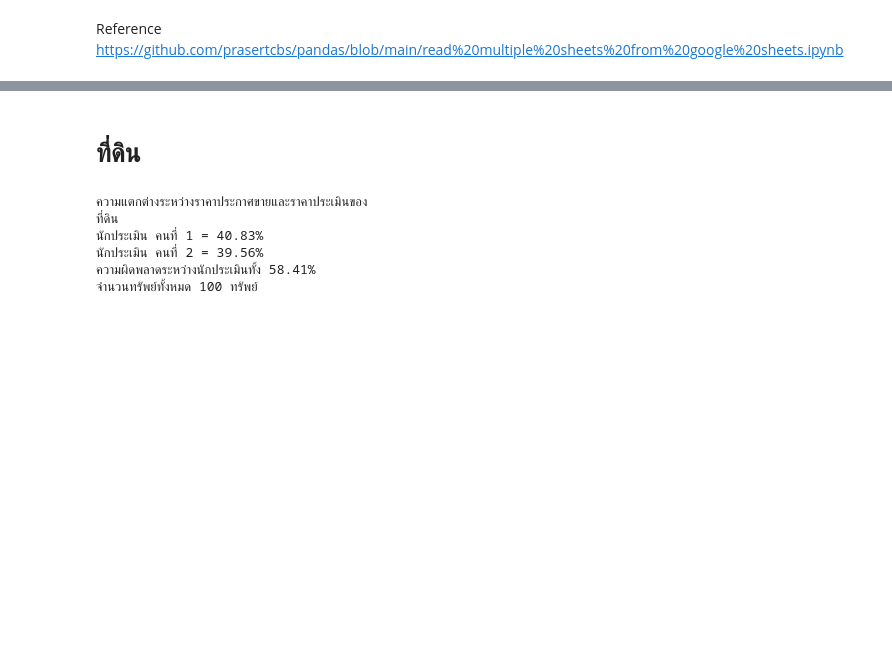
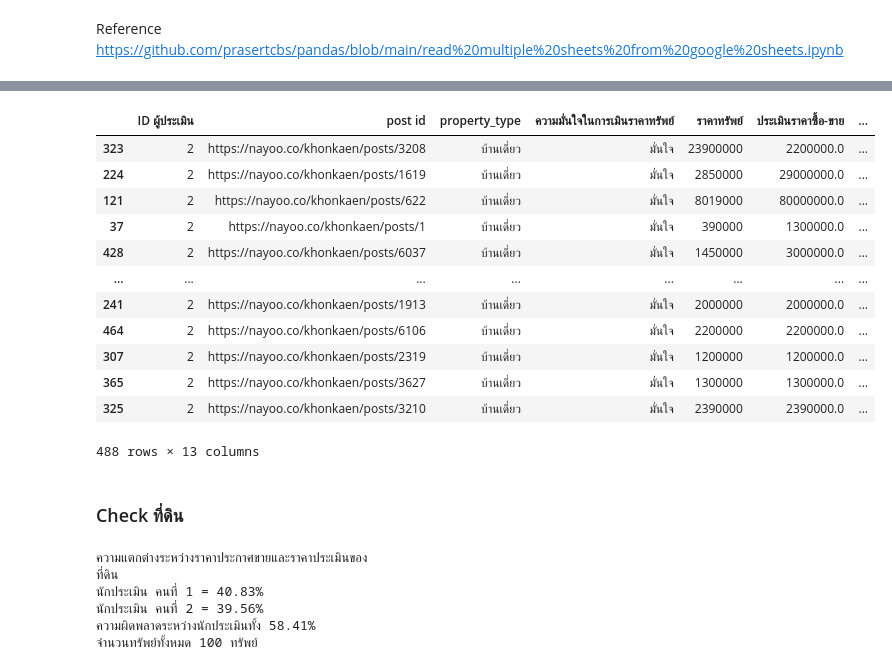
Before and after one commit to jirapat-tho/bsc_dpdm22, a Jupyter notebook: [dataprep]_property_estimator.ipynb, the cells around one changed output, grey strips where cells are left out. Cells and saved outputs as stored; diff of their text form; code cells hidden in the pictures; blank space fills up the shorter version.

```diff
--- a/[dataprep]_property_estimator.ipynb
+++ b/[dataprep]_property_estimator.ipynb
@@ -976,2 +1013,18 @@ id2.sort_values(by=['check1'],ascending=False)
+# %%
+id2.sort_values(by=['check2'],ascending=False)
+# %% [output]
+|  | ID ผู้ประเมิน | post id | property_type | ความมั่นใจในการเมินราคาทรัพย์ | ราคาทรัพย์ | ประเมินราคาซื้อ-ขาย | ... |
+| 323 | 2 | https://nayoo.co/khonkaen/posts/3208 | บ้านเดี่ยว | มั่นใจ | 23900000 | 2200000.0 | ... |
+| 224 | 2 | https://nayoo.co/khonkaen/posts/1619 | บ้านเดี่ยว | มั่นใจ | 2850000 | 29000000.0 | ... |
+| 121 | 2 | https://nayoo.co/khonkaen/posts/622 | บ้านเดี่ยว | มั่นใจ | 8019000 | 80000000.0 | ... |
+| 37 | 2 | https://nayoo.co/khonkaen/posts/1 | บ้านเดี่ยว | มั่นใจ | 390000 | 1300000.0 | ... |
+| 428 | 2 | https://nayoo.co/khonkaen/posts/6037 | บ้านเดี่ยว | มั่นใจ | 1450000 | 3000000.0 | ... |
+| ... | ... | ... | ... | ... | ... | ... | ... |
+| 241 | 2 | https://nayoo.co/khonkaen/posts/1913 | บ้านเดี่ยว | มั่นใจ | 2000000 | 2000000.0 | ... |
+| 464 | 2 | https://nayoo.co/khonkaen/posts/6106 | บ้านเดี่ยว | มั่นใจ | 2200000 | 2200000.0 | ... |
+| 307 | 2 | https://nayoo.co/khonkaen/posts/2319 | บ้านเดี่ยว | มั่นใจ | 1200000 | 1200000.0 | ... |
+| 365 | 2 | https://nayoo.co/khonkaen/posts/3627 | บ้านเดี่ยว | มั่นใจ | 1300000 | 1300000.0 | ... |
+| 325 | 2 | https://nayoo.co/khonkaen/posts/3210 | บ้านเดี่ยว | มั่นใจ | 2390000 | 2390000.0 | ... |
+488 rows × 13 columns
 # %% [markdown]
-# ที่ดิน
+### Check  ที่ดิน
```
Also changed, not shown: parts of 31 cells of this notebook.
